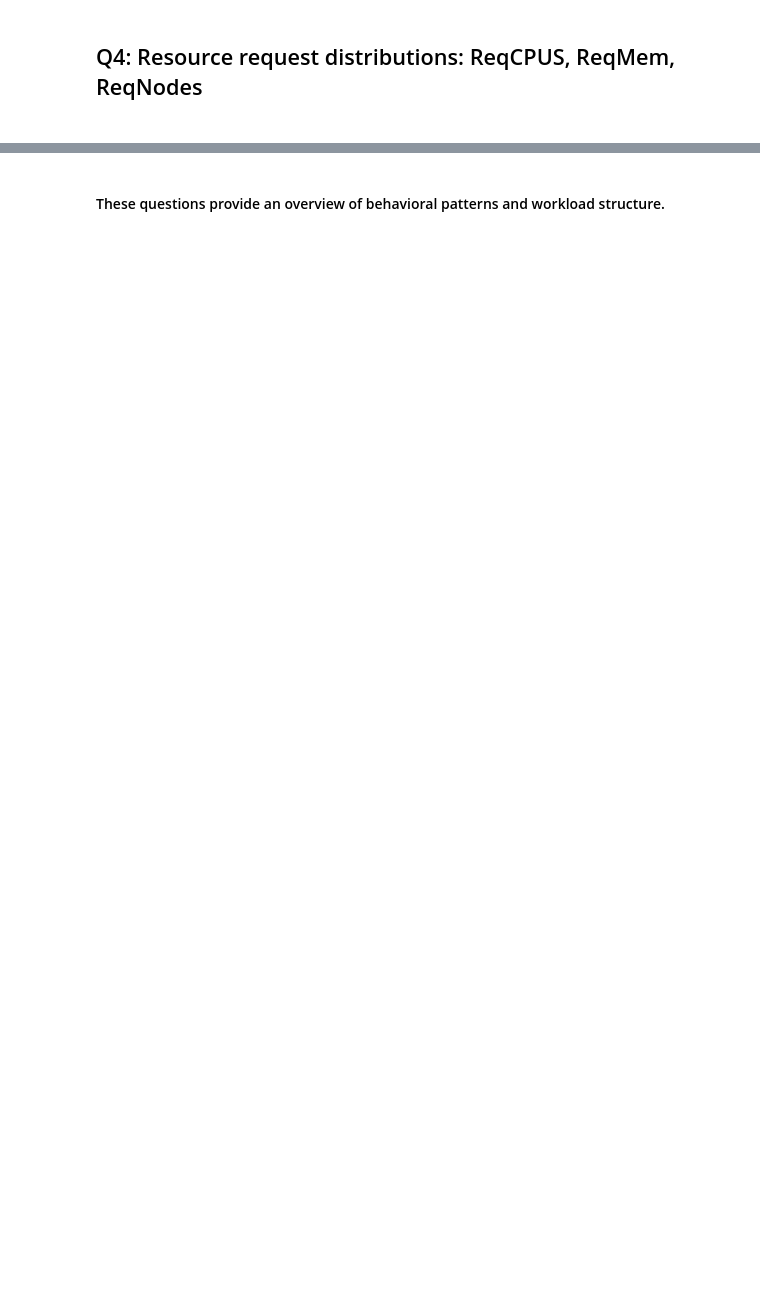
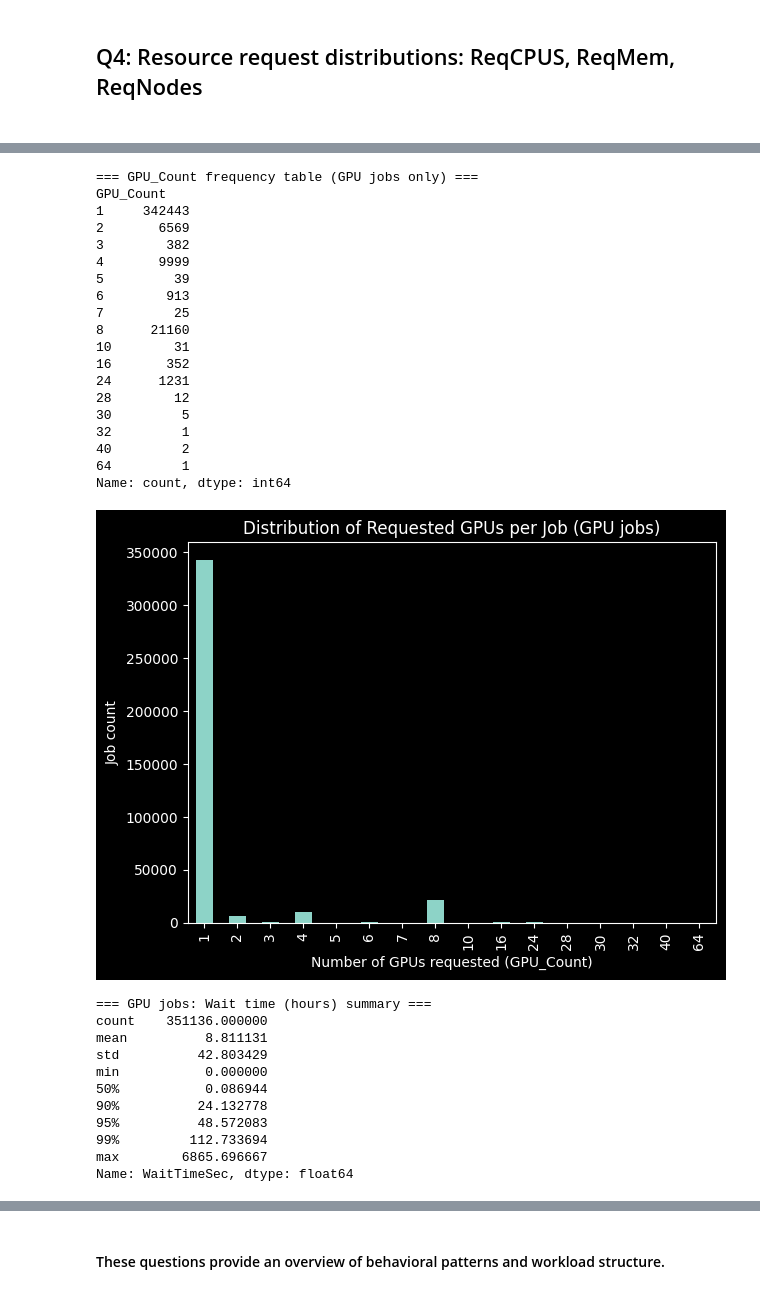
Before and after one commit to Jiachen-Cong-UIUC/STAT427, a Jupyter notebook: eda_timing.ipynb, the cells around one changed output, grey strips where cells are left out. Saved outputs shown, nothing was run; the diff lists cells and outputs as text; code cells hidden in the pictures; blank space fills up the shorter version.

```diff
--- a/eda_timing.ipynb
+++ b/eda_timing.ipynb
@@ -259,0 +302,80 @@ print("\nEDA finished.")
+# %%
+# Regular expression to match patterns like "gres/gpu=1"
+gpu_pattern = re.compile(r"gres/gpu=([0-9]+)", re.IGNORECASE)
+def extract_gpu_count(tres):
+    if pd.isna(tres):
+        return 0
+    match = gpu_pattern.search(str(tres))
+    if match:
+        return int(match.group(1))
+    return 0
+# Create a new column indicating the number of GPUs requested
+ter["GPU_Count"] = ter["ReqTRES"].apply(extract_gpu_count)
+
+# Filter GPU jobs from the submission dataset
+# A job is considered a GPU job if GPU_Count > 0.
+# We create a new DataFrame sub_gpu containing only GPU jobs.
+ter_gpu = ter[(ter["GPU_Count"] > 0) & (ter["GPU_Count"] <= 64)].copy()
+
+# GPU request distribution (how many GPUs per job)
+gpu_freq = ter_gpu["GPU_Count"].value_counts().sort_index()
+print("\n=== GPU_Count frequency table (GPU jobs only) ===")
+print(gpu_freq)
+plt.figure()
+gpu_freq.plot(kind="bar")
+plt.xlabel("Number of GPUs requested (GPU_Count)")
+plt.ylabel("Job count")
+plt.title("Distribution of Requested GPUs per Job (GPU jobs)")
+plt.tight_layout()
+plt.show()
+
+# Wait time distribution for GPU jobs (in hours)
+# Note: WaitTimeSec is computed in your cleaning pipeline.
+# We clean invalid values (inf / negative) and drop missing.
+wait_gpu = ter_gpu["WaitTimeSec"].replace([np.inf, -np.inf], np.nan)
+wait_gpu = wait_gpu.mask(wait_gpu < 0, np.nan).dropna()
+wait_gpu_hr = wait_gpu / 3600.0
+print("\n=== GPU jobs: Wait time (hours) summary ===")
+print(wait_gpu_hr.describe(percentiles=[0.5, 0.9, 0.95, 0.99]))
+plt.figure()
+plt.hist(
+    wait_gpu_hr.clip(upper=np.nanpercentile(wait_gpu_hr, 99)),
+    bins=60
+)
+plt.xlabel("Wait time (hours) [clipped at 99th percentile]")
+plt.ylabel("Job count")
+plt.title("Wait Time Distribution for GPU Jobs")
+plt.tight_layout()
+plt.show()
+# %% [output]
+=== GPU_Count frequency table (GPU jobs only) ===
+GPU_Count
+1     342443
+2       6569
+3        382
+4       9999
+5         39
+6        913
+7         25
+8      21160
+10        31
+16       352
+24      1231
+28        12
+30         5
+32         1
+40         2
+64         1
+Name: count, dtype: int64
+[figure, added]
+=== GPU jobs: Wait time (hours) summary ===
+count    351136.000000
+mean          8.811131
+std          42.803429
+min           0.000000
+50%           0.086944
+90%          24.132778
+95%          48.572083
+99%         112.733694
+max        6865.696667
+Name: WaitTimeSec, dtype: float64
```
Also changed, not shown: parts of 7 cells of this notebook.
